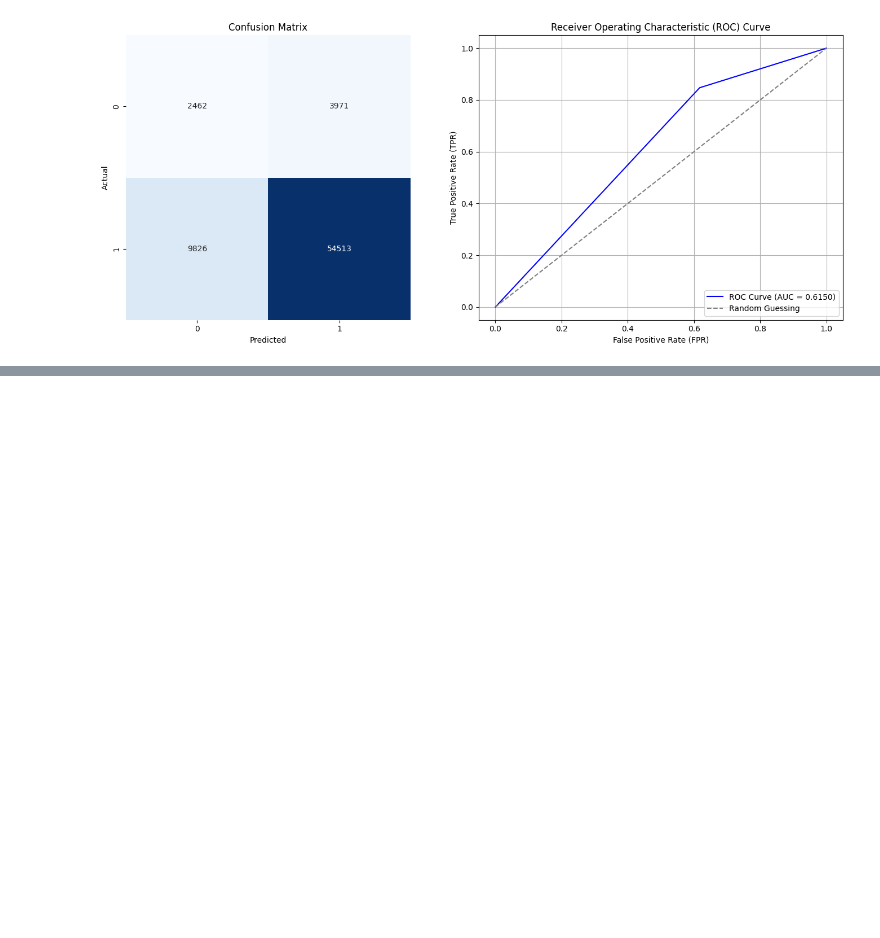
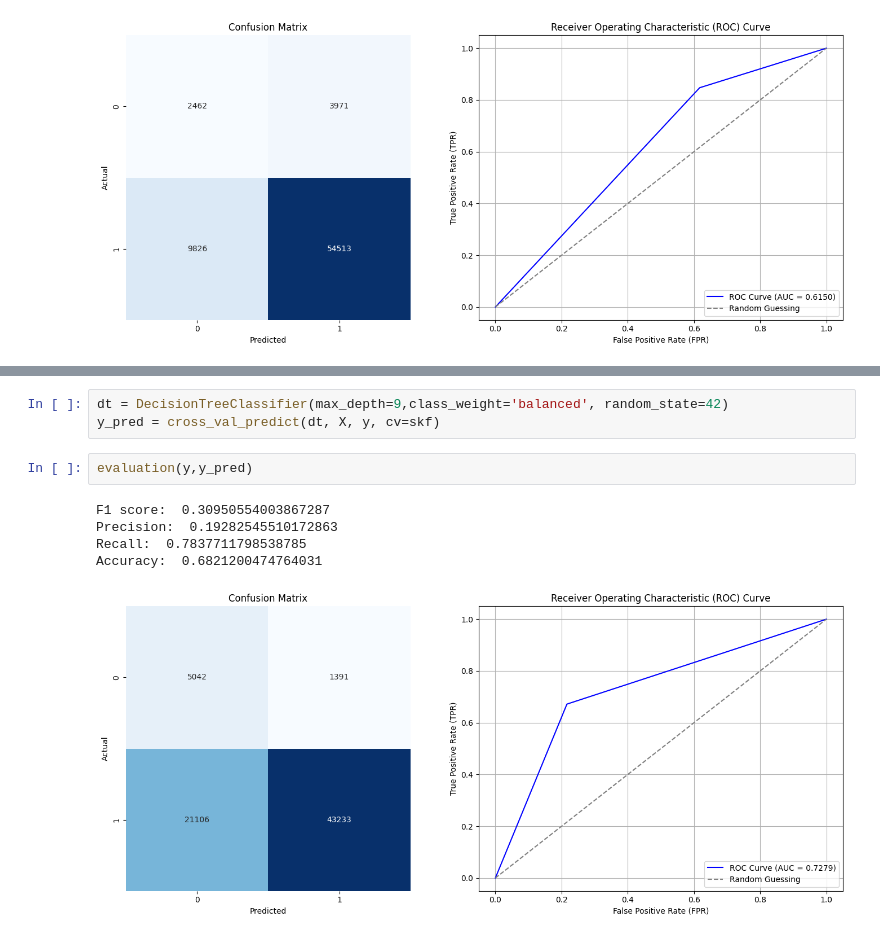
Before and after one commit to Barb02/IDS_project, a Jupyter notebook: customer.ipynb, the cells around one changed output, grey strips where cells are left out. Drawn from its saved outputs; the diff is of its cells as text; blank space fills up the shorter version.

```diff
--- a/customer.ipynb
+++ b/customer.ipynb
@@ -646,0 +693,11 @@ Accuracy:  0.8050500197818347
+# %%
+dt = DecisionTreeClassifier(max_depth=9,class_weight='balanced', random_state=42)
+y_pred = cross_val_predict(dt, X, y, cv=skf)
+# %%
+evaluation(y,y_pred)
+# %% [output]
+F1 score:  0.30950554003867287
+Precision:  0.19282545510172863
+Recall:  0.7837711798538785
+Accuracy:  0.6821200474764031
+[figure, added]
```
Also changed, not shown: parts of 20 cells of this notebook.
